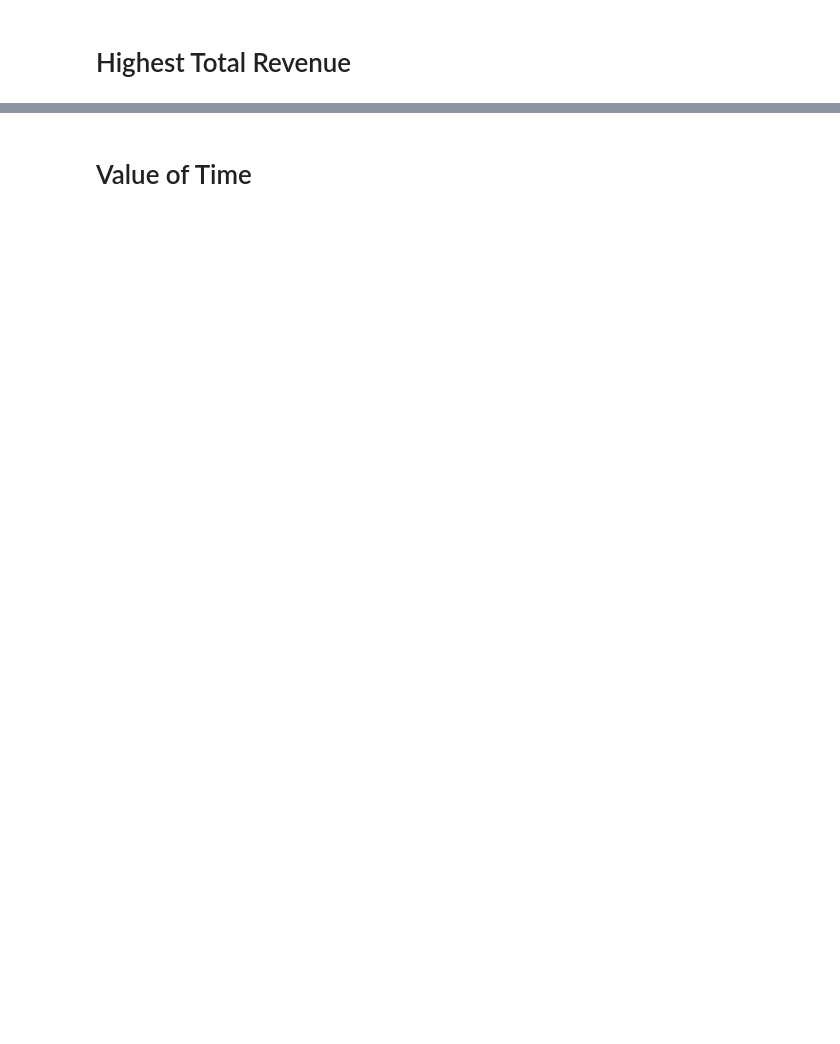
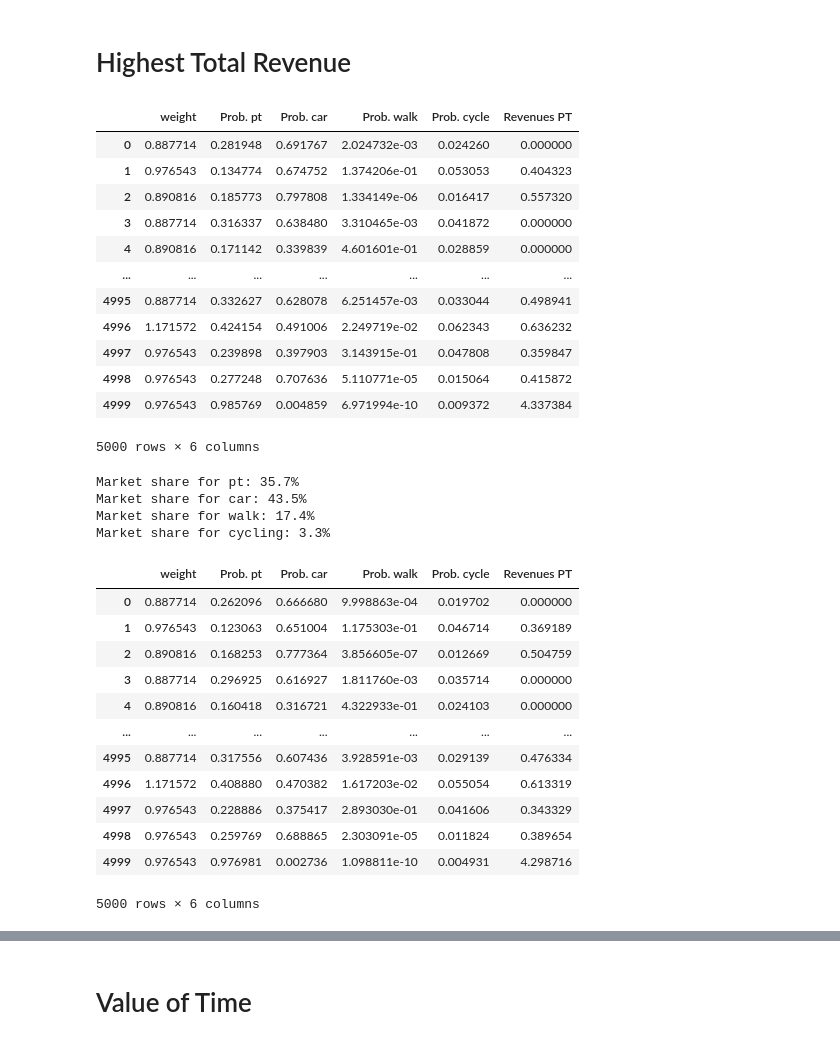
Before and after one commit to jayati-17/Discrete_choice_modelling, a Jupyter notebook: Forecasting/Forecasting.ipynb, the cells around one changed output, grey strips where cells are left out. Drawn from its saved outputs; the diff is of its cells as text; code cells hidden in the pictures; blank space fills up the shorter version.

```diff
--- a/Forecasting/Forecasting.ipynb
+++ b/Forecasting/Forecasting.ipynb
@@ -558,2 +560,82 @@ Market share for cycling: 3.3% CI: [2.7%-4.1%]
 # %% [markdown]
 # Highest Total Revenue
+# %%
+database = db.Database('london', data_filtered)
+
+biosim = BIOGEME(database, simulate)
+simulated_values = biosim.simulate(results_m4.get_beta_values())
+display(simulated_values)
+
+simulated_values['Weighted pt'] = (
+    simulated_values['weight'] * simulated_values['Prob. pt']
+)
+
+simulated_values['Weighted car'] = (
+    simulated_values['weight'] * simulated_values['Prob. car']
+)
+
+simulated_values['Weighted walk'] = (
+    simulated_values['weight'] * simulated_values['Prob. walk']
+)
+simulated_values['Weighted cycle'] = (
+    simulated_values['weight'] * simulated_values['Prob. cycle']
+)
+
+market_share_pt = simulated_values['Weighted pt'].mean()
+print(f'Market share for pt: {100*market_share_pt:.1f}%')
+
+market_share_car = simulated_values['Weighted car'].mean()
+print(f'Market share for car: {100*market_share_car:.1f}%')
+
+market_share_walk = simulated_values['Weighted walk'].mean()
+print(f'Market share for walk: {100*market_share_walk:.1f}%')
+
+market_share_cycle = simulated_values['Weighted cycle'].mean()
+print(f'Market share for cycling: {100*market_share_cycle:.1f}%')
+
+results_m4.bootstrap_samples = 100
+results_bootstrapping = model_4.estimate(run_bootstrap=True)
+
+betas = model_4.free_beta_names
+b = results_bootstrapping.get_betas_for_sensitivity_analysis(betas)
+left, right = biosim.confidence_intervals(b, 0.9)
+
+# Revenues are calculated using the weighted mean of the individual quantities
+simulated_values['Weighted revenues PT'] = (
+    simulated_values['weight'] * simulated_values['Revenues PT']
+)
+
+display(left)
+
+display(right)
+# %% [output]
+|  | weight | Prob. pt | Prob. car | Prob. walk | Prob. cycle | Revenues PT |
+| 0 | 0.887714 | 0.281948 | 0.691767 | 2.024732e-03 | 0.024260 | 0.000000 |
+| 1 | 0.976543 | 0.134774 | 0.674752 | 1.374206e-01 | 0.053053 | 0.404323 |
+| 2 | 0.890816 | 0.185773 | 0.797808 | 1.334149e-06 | 0.016417 | 0.557320 |
+| 3 | 0.887714 | 0.316337 | 0.638480 | 3.310465e-03 | 0.041872 | 0.000000 |
+| 4 | 0.890816 | 0.171142 | 0.339839 | 4.601601e-01 | 0.028859 | 0.000000 |
+| ... | ... | ... | ... | ... | ... | ... |
+| 4995 | 0.887714 | 0.332627 | 0.628078 | 6.251457e-03 | 0.033044 | 0.498941 |
+| 4996 | 1.171572 | 0.424154 | 0.491006 | 2.249719e-02 | 0.062343 | 0.636232 |
+| 4997 | 0.976543 | 0.239898 | 0.397903 | 3.143915e-01 | 0.047808 | 0.359847 |
+| 4998 | 0.976543 | 0.277248 | 0.707636 | 5.110771e-05 | 0.015064 | 0.415872 |
+| 4999 | 0.976543 | 0.985769 | 0.004859 | 6.971994e-10 | 0.009372 | 4.337384 |
+5000 rows × 6 columns
+Market share for pt: 35.7%
+Market share for car: 43.5%
+Market share for walk: 17.4%
+Market share for cycling: 3.3%
+|  | weight | Prob. pt | Prob. car | Prob. walk | Prob. cycle | Revenues PT |
+| 0 | 0.887714 | 0.262096 | 0.666680 | 9.998863e-04 | 0.019702 | 0.000000 |
+| 1 | 0.976543 | 0.123063 | 0.651004 | 1.175303e-01 | 0.046714 | 0.369189 |
+| 2 | 0.890816 | 0.168253 | 0.777364 | 3.856605e-07 | 0.012669 | 0.504759 |
+| 3 | 0.887714 | 0.296925 | 0.616927 | 1.811760e-03 | 0.035714 | 0.000000 |
+| 4 | 0.890816 | 0.160418 | 0.316721 | 4.322933e-01 | 0.024103 | 0.000000 |
+| ... | ... | ... | ... | ... | ... | ... |
+| 4995 | 0.887714 | 0.317556 | 0.607436 | 3.928591e-03 | 0.029139 | 0.476334 |
+| 4996 | 1.171572 | 0.408880 | 0.470382 | 1.617203e-02 | 0.055054 | 0.613319 |
+| 4997 | 0.976543 | 0.228886 | 0.375417 | 2.893030e-01 | 0.041606 | 0.343329 |
+| 4998 | 0.976543 | 0.259769 | 0.688865 | 2.303091e-05 | 0.011824 | 0.389654 |
+| 4999 | 0.976543 | 0.976981 | 0.002736 | 1.098811e-10 | 0.004931 | 4.298716 |
+5000 rows × 6 columns
```
Also changed, not shown: parts of 10 cells of this notebook, 49 other files.
